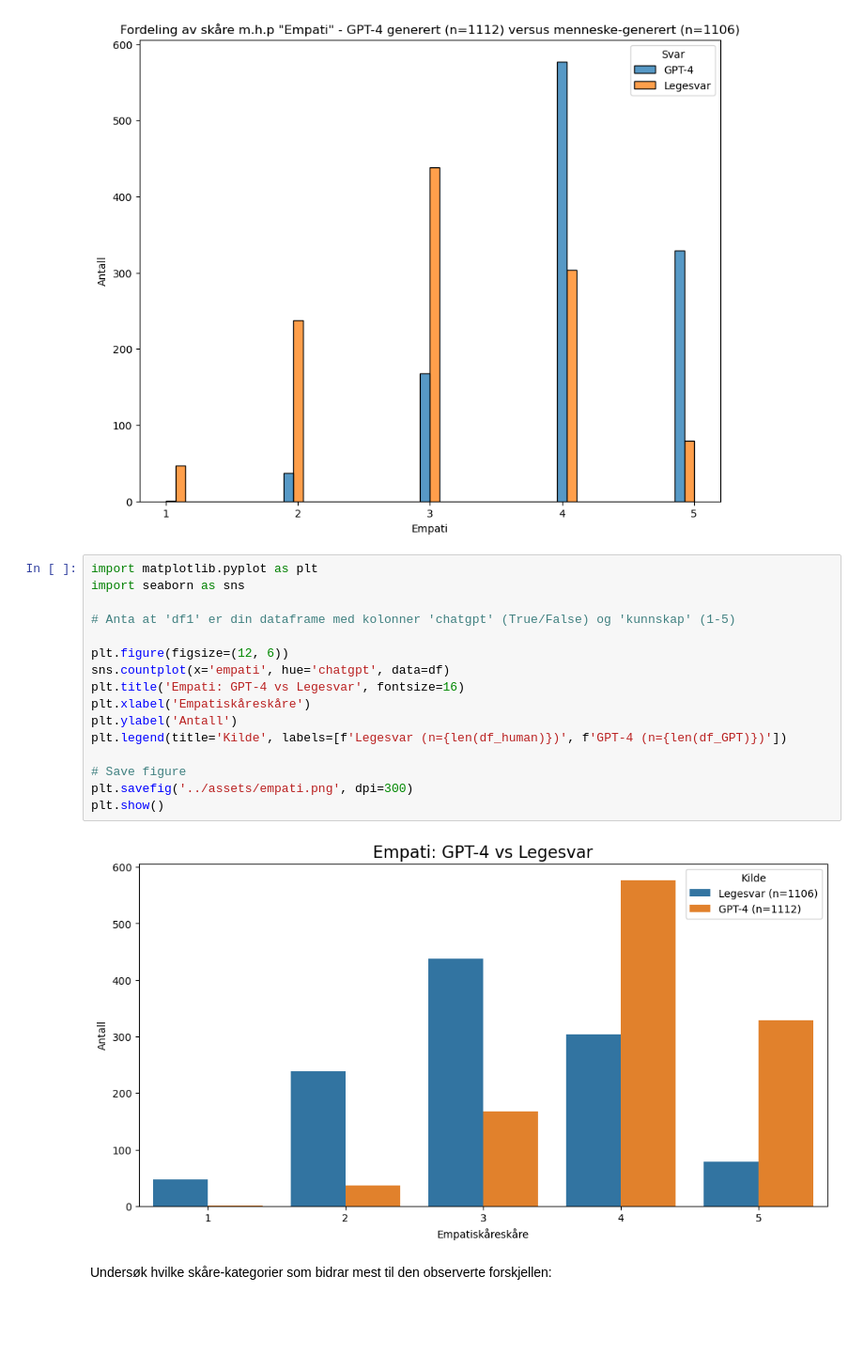
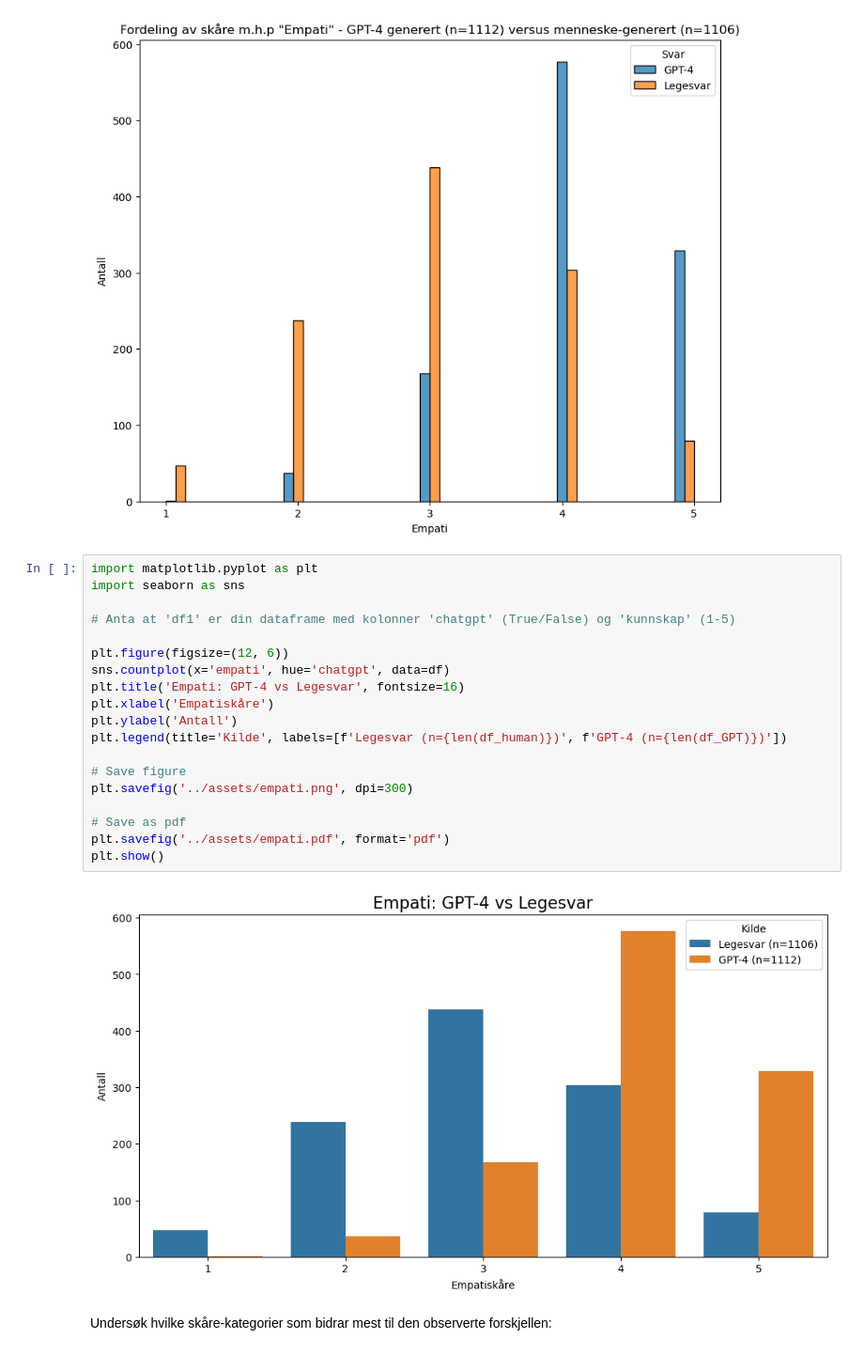
Before and after one commit to MMIV-ML/helseveileder, a Jupyter notebook: notebooks/analyse.ipynb, the cells around one changed output. Shown at 94% size. Saved outputs shown, nothing was run; the diff lists cells and outputs as text; blank space fills up the shorter version.

```diff
--- a/notebooks/analyse.ipynb
+++ b/notebooks/analyse.ipynb
@@ -1334,21 +1337,24 @@ plt.show()
 # %%
 import matplotlib.pyplot as plt
 import seaborn as sns
 
 # Anta at 'df1' er din dataframe med kolonner 'chatgpt' (True/False) og 'kunnskap' (1-5)
 
 plt.figure(figsize=(12, 6))
 sns.countplot(x='empati', hue='chatgpt', data=df)
 plt.title('Empati: GPT-4 vs Legesvar', fontsize=16)
-plt.xlabel('Empatiskåreskåre')
+plt.xlabel('Empatiskåre')
 plt.ylabel('Antall')
 plt.legend(title='Kilde', labels=[f'Legesvar (n={len(df_human)})', f'GPT-4 (n={len(df_GPT)})'])
 
 # Save figure
 plt.savefig('../assets/empati.png', dpi=300)
+
+# Save as pdf
+plt.savefig('../assets/empati.pdf', format='pdf')
 plt.show()
 # %% [output]
-[figure, old version]
+[figure, new version]
 # %% [markdown]
 Undersøk hvilke skåre-kategorier som bidrar mest til den observerte forskjellen:
 # %%
```
Also changed, not shown: parts of 5 cells of this notebook, 6 other files.
